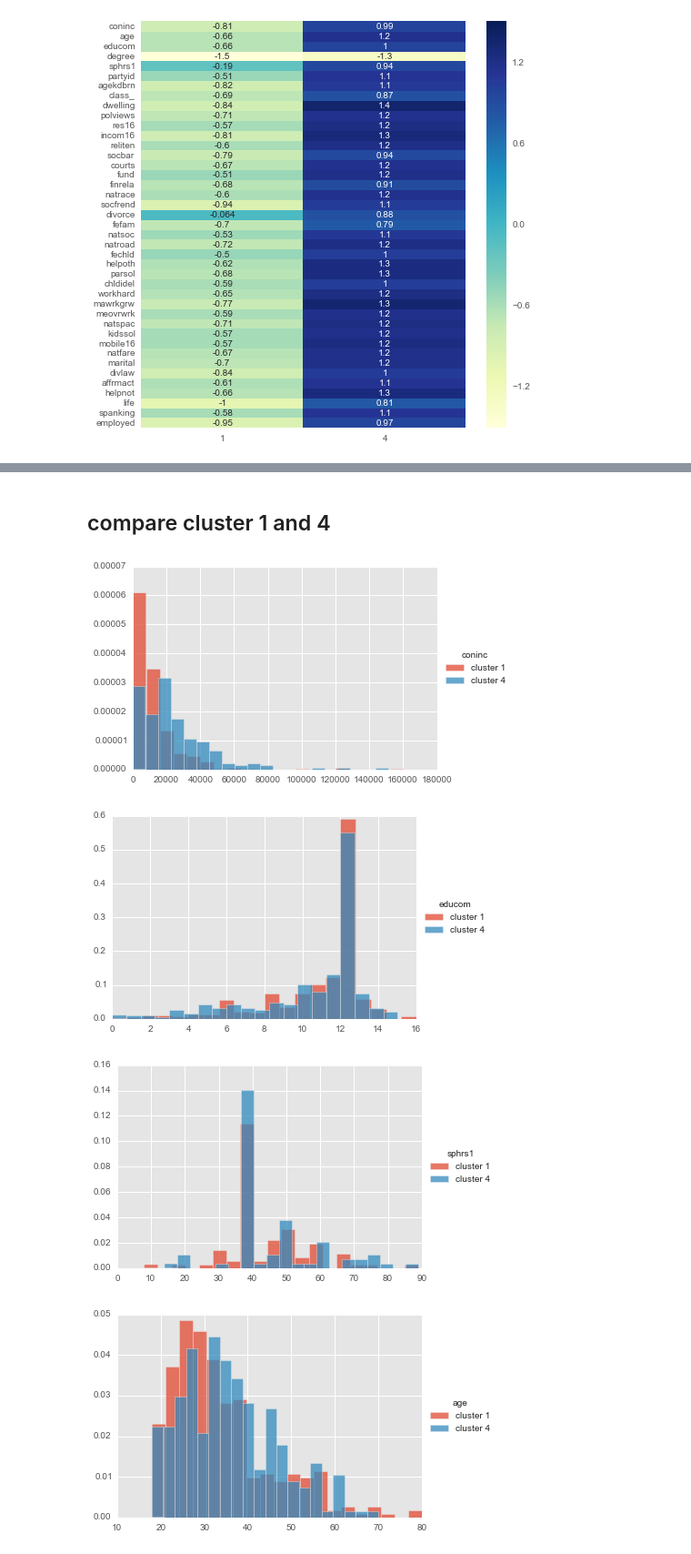
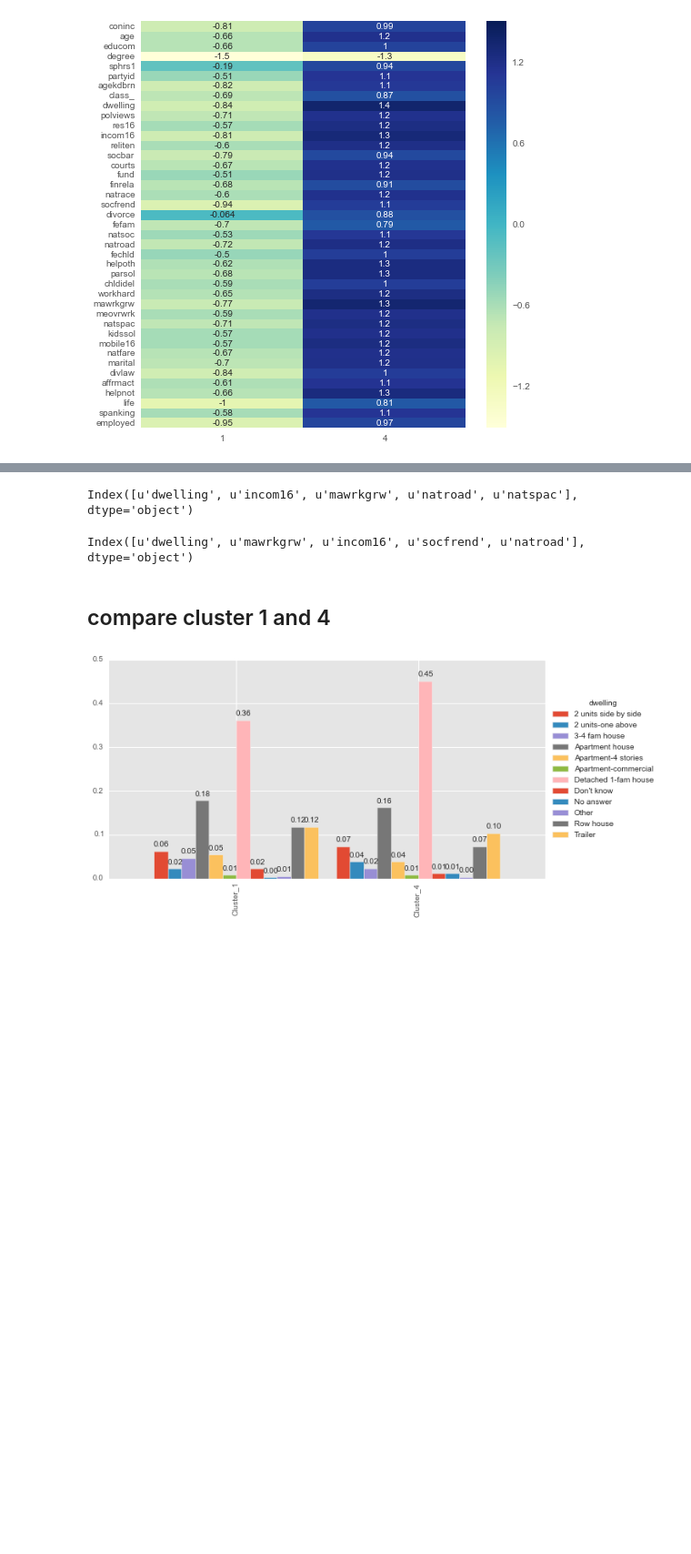
Before and after one commit to banjopickin/women_workforce, a Jupyter notebook: heat_map_analysis.ipynb, the cells around one changed output, grey strips where cells are left out. Shown at 91% size. Drawn from its saved outputs; the diff is of its cells as text; code cells hidden in the pictures; blank space fills up the shorter version.

```diff
--- a/heat_map_analysis.ipynb
+++ b/heat_map_analysis.ipynb
@@ -98,11 +100,16 @@ Index([u'dwelling', u'mawrkgrw', u'incom16', u'socfrend', u'natroad'], dtype='ob
+# %%
+c1.index[np.argsort(lis)[:5]]
+# %% [output]
+Index([u'dwelling', u'incom16', u'mawrkgrw', u'natroad', u'natspac'], dtype='object')
+# %%
+c1.index[(c4-c1).values.argsort()[::-1][:5]]
+# %% [output]
+Index([u'dwelling', u'mawrkgrw', u'incom16', u'socfrend', u'natroad'], dtype='object')
 # %% [markdown]
 ## compare cluster 1 and 4
 # %%
 df = pd.read_pickle('data/df_id.pkl')
 # %%
-two_all(df,1,4)
+dwl = two_bar(df,1,4,'dwelling')
 # %% [output]
-[figure, old version]
+[figure, new version]
-[figure, removed]
-[figure, removed]
-[figure, removed]
```
Also changed, not shown: parts of 17 cells of this notebook, 1 other file.
